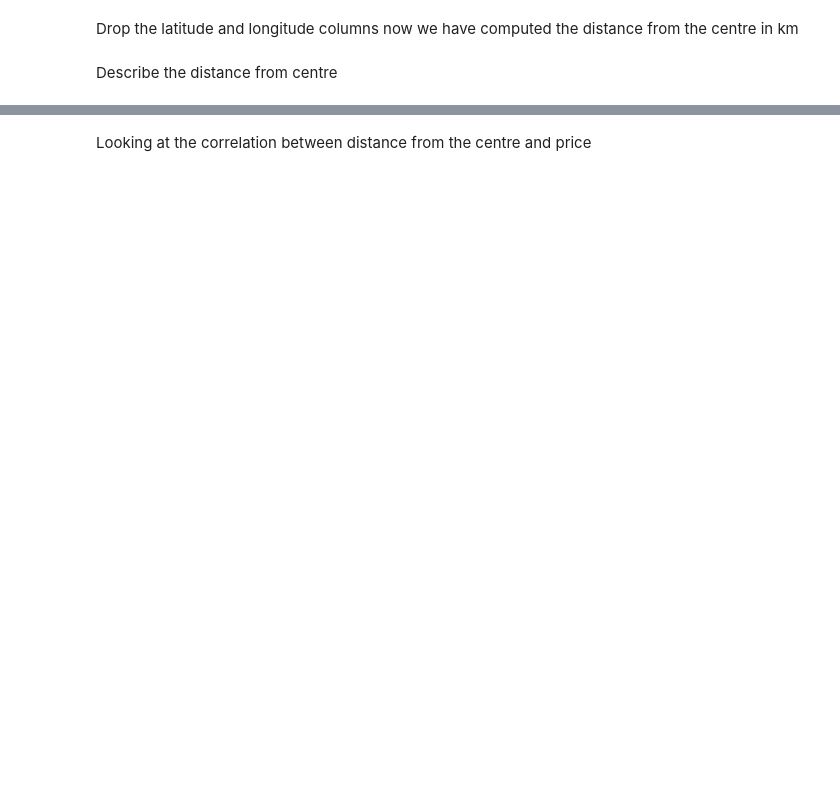
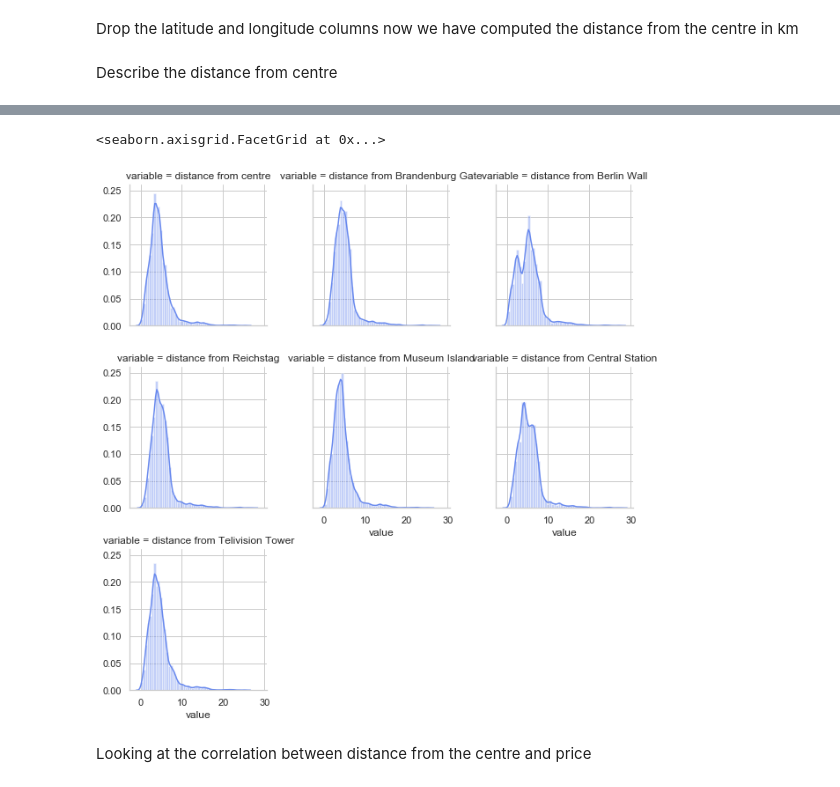
Before and after one commit to nickhill97/berlin_airbnb, a Jupyter notebook: notebooks/eda.ipynb, the cells around one changed output, grey strips where cells are left out. Cells and saved outputs as stored; diff of their text form; code cells hidden in the pictures; blank space fills up the shorter version.

```diff
--- a/notebooks/eda.ipynb
+++ b/notebooks/eda.ipynb
@@ -954,0 +961,3 @@ sns.distplot(listings_df["distance_from_centre"])
+# %%
+for landmark in landmarks:
+    print(listings_df["distance from {}".format(landmark)].describe())
@@ -955,3 +982,13 @@ sns.distplot(listings_df["distance_from_centre"])
+# %%
+g = sns.FacetGrid(
+    listings_df[["distance from {}".format(landmark) for landmark in landmarks]].melt(),
+    col="variable",
+    col_wrap=3,
+)
+g.map(sns.distplot, "value")
+# %% [output]
+<seaborn.axisgrid.FacetGrid at 0x...>
+[figure, added]
 # %% [markdown]
 Looking at the correlation between distance from the centre and price
 # %%
```
Also changed, not shown: parts of 41 cells of this notebook.
